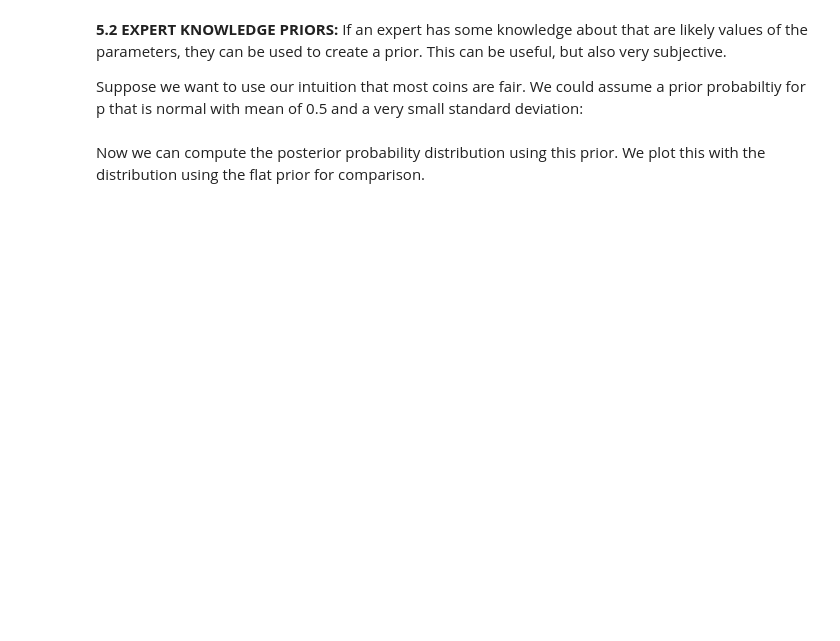
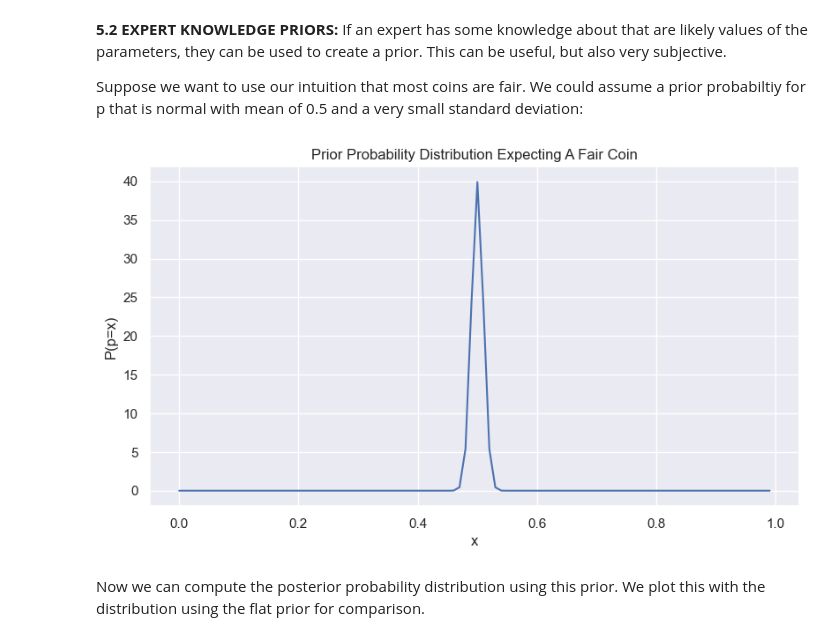
Before and after one commit to tslever/Tom_Levers_Public_Git_Repository, a Jupyter notebook: UVA/5--Bayesian_Machine_Learning/2--Bayesian_Modeling--Prior_Distributions/pt2-probabilities-likelihoods-and-bayes-theorem.ipynb, the cells around one changed output. Cells and saved outputs as stored; diff of their text form; code cells hidden in the pictures; blank space fills up the shorter version.

```diff
--- a/UVA/5--Bayesian_Machine_Learning/2--Bayesian_Modeling--Prior_Distributions/pt2-probabilities-likelihoods-and-bayes-theorem.ipynb
+++ b/UVA/5--Bayesian_Machine_Learning/2--Bayesian_Modeling--Prior_Distributions/pt2-probabilities-likelihoods-and-bayes-theorem.ipynb
@@ -258,14 +344,16 @@ Suppose we want to use our intuition that most coins are fair.  We could assume
 # %%
 from scipy.stats import norm
 
 param_mean_for_prior = 0.5
 param_stdv_for_prior = 0.01
 
 prior_prob_expert = norm.pdf(x=x, loc=param_mean_for_prior, scale=param_stdv_for_prior)
 
 # plot the prior distribution
-ax = sns.lineplot(x, prior_prob_expert)
+ax = sns.lineplot(data = pd.DataFrame({"x": x, "prior_prob_expert": prior_prob_expert}), x = "x", y = "prior_prob_expert")
 ax.set(xlabel='x', ylabel='P(p=x)', title=f'Prior Probability Distribution Expecting A Fair Coin');
+# %% [output]
+[figure, added]
 # %% [markdown]
 Now we can compute the posterior probability distribution using this prior.  We plot this with the distribution using the flat prior for comparison.
 # %%
```
Also changed, not shown: parts of 23 cells of this notebook.
